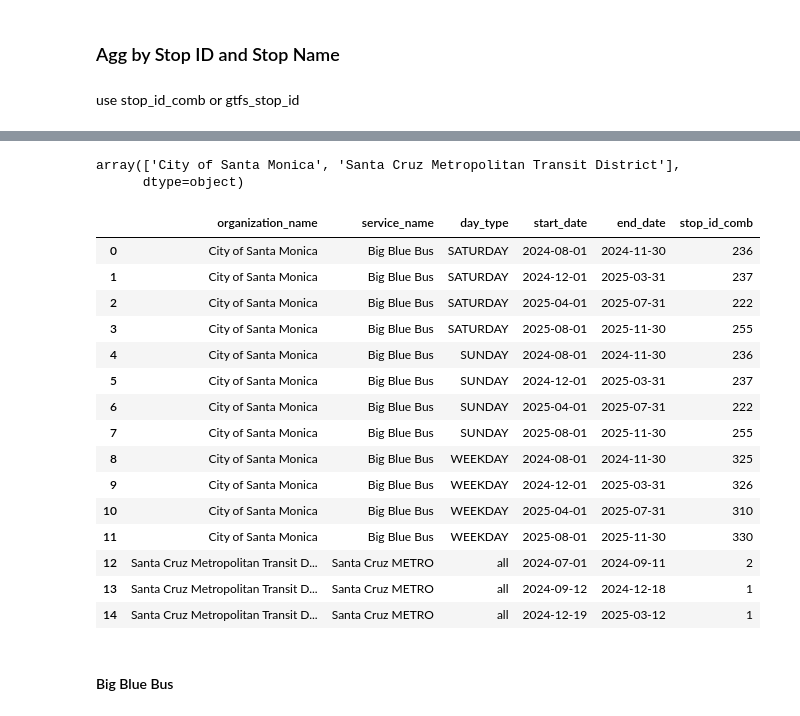
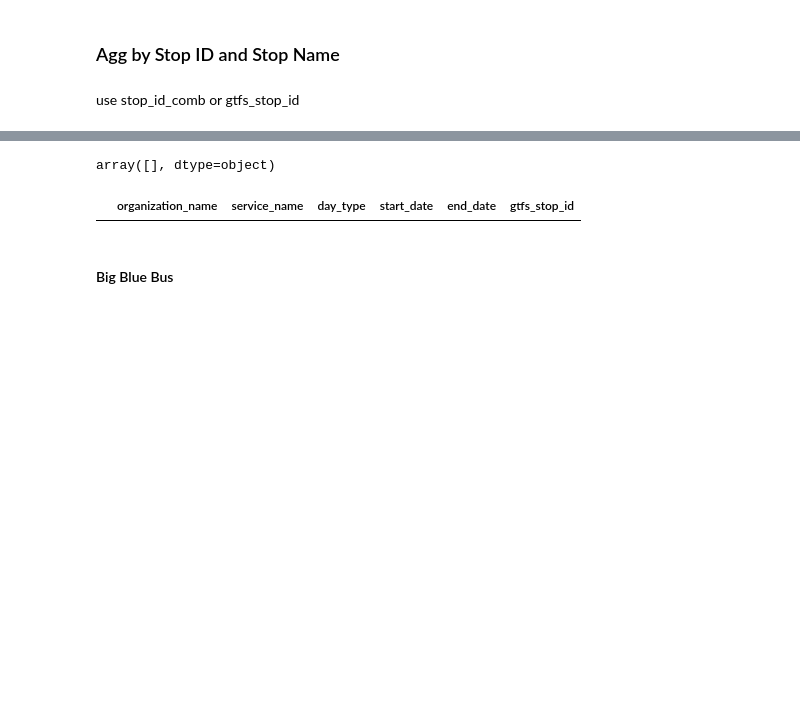
Before and after one commit to cal-itp/transit-ridership-analytics, a Jupyter notebook: fct_table.ipynb, the cells around one changed output, grey strips where cells are left out. Drawn from its saved outputs; the diff is of its cells as text; code cells hidden in the pictures; blank space fills up the shorter version.

```diff
--- a/fct_table.ipynb
+++ b/fct_table.ipynb
@@ -28,5 +29,5 @@ df_dim.head()
 # %%
-df_ridership = pd.read_csv("staging_ridership_output/ridership_with_loc_2026-01-22.csv", dtype={"stop_id": "string",
+df_ridership = pd.read_csv("staging_ridership_output/staging_ridership_2026-02-05.csv", dtype={"stop_id": "string",
                                                                                                   "gtfs_stop_id": "string"})
 df_ridership.head()
 # %% [output]
@@ -133,27 +132,11 @@ t_df.head(10)
 # %%
 t_df[t_df["row_count"] > 1]["organization_name"].unique()
 # %% [output]
-array(['City of Santa Monica', 'Santa Cruz Metropolitan Transit District'],
-      dtype=object)
+array([], dtype=object)
 # %%
-t_df[t_df["row_count"] > 1].groupby(by=["organization_name", "service_name", "day_type", "start_date", "end_date"])["stop_id_comb"].nunique().reset_index()
+t_df[t_df["row_count"] > 1].groupby(by=["organization_name", "service_name", "day_type", "start_date", "end_date"])["gtfs_stop_id"].nunique().reset_index()
 # %% [output]
-|  | organization_name | service_name | day_type | start_date | end_date | stop_id_comb |
-| 0 | City of Santa Monica | Big Blue Bus | SATURDAY | 2024-08-01 | 2024-11-30 | 236 |
-| 1 | City of Santa Monica | Big Blue Bus | SATURDAY | 2024-12-01 | 2025-03-31 | 237 |
-| 2 | City of Santa Monica | Big Blue Bus | SATURDAY | 2025-04-01 | 2025-07-31 | 222 |
-| 3 | City of Santa Monica | Big Blue Bus | SATURDAY | 2025-08-01 | 2025-11-30 | 255 |
-| 4 | City of Santa Monica | Big Blue Bus | SUNDAY | 2024-08-01 | 2024-11-30 | 236 |
-| 5 | City of Santa Monica | Big Blue Bus | SUNDAY | 2024-12-01 | 2025-03-31 | 237 |
-| 6 | City of Santa Monica | Big Blue Bus | SUNDAY | 2025-04-01 | 2025-07-31 | 222 |
-| 7 | City of Santa Monica | Big Blue Bus | SUNDAY | 2025-08-01 | 2025-11-30 | 255 |
-| 8 | City of Santa Monica | Big Blue Bus | WEEKDAY | 2024-08-01 | 2024-11-30 | 325 |
-| 9 | City of Santa Monica | Big Blue Bus | WEEKDAY | 2024-12-01 | 2025-03-31 | 326 |
-| 10 | City of Santa Monica | Big Blue Bus | WEEKDAY | 2025-04-01 | 2025-07-31 | 310 |
-| 11 | City of Santa Monica | Big Blue Bus | WEEKDAY | 2025-08-01 | 2025-11-30 | 330 |
-| 12 | Santa Cruz Metropolitan Transit D... | Santa Cruz METRO | all | 2024-07-01 | 2024-09-11 | 2 |
-| 13 | Santa Cruz Metropolitan Transit D... | Santa Cruz METRO | all | 2024-09-12 | 2024-12-18 | 1 |
-| 14 | Santa Cruz Metropolitan Transit D... | Santa Cruz METRO | all | 2024-12-19 | 2025-03-12 | 1 |
+|  | organization_name | service_name | day_type | start_date | end_date | gtfs_stop_id |
 # %% [markdown]
 #### Big Blue Bus
 # %%
```
Also changed, not shown: parts of 16 cells of this notebook, 24 other files.
